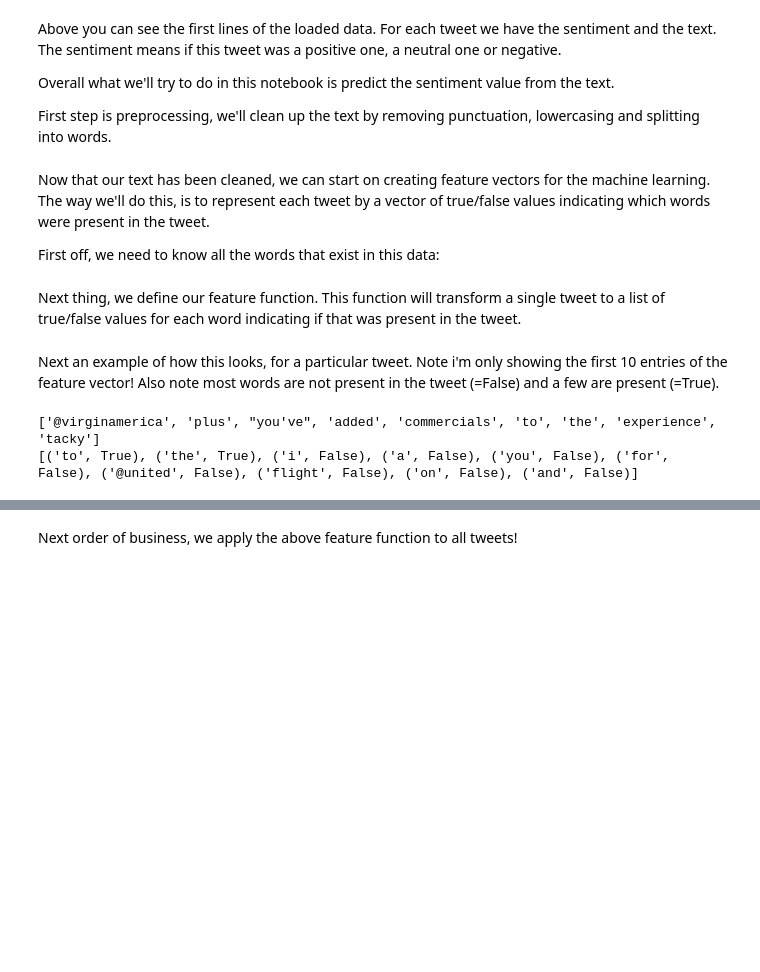
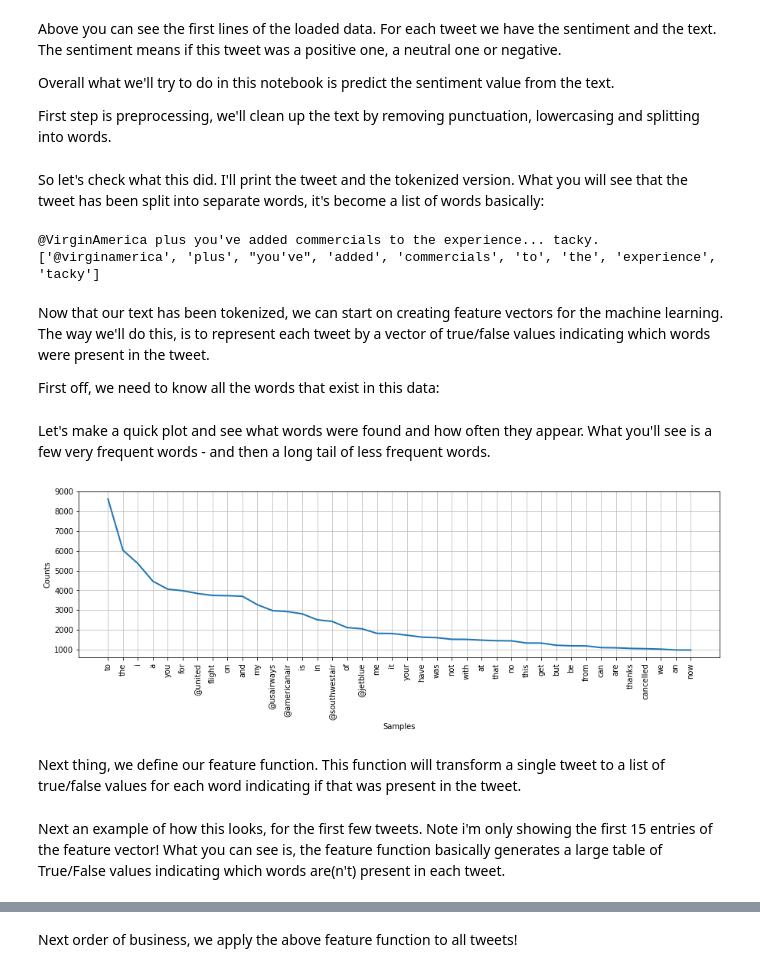
Before and after one commit to EikeDehling/machine-learnings, a Jupyter notebook: nlp_nltk.ipynb, the cells around one changed output, grey strips where cells are left out. Saved outputs shown, nothing was run; the diff lists cells and outputs as text; code cells hidden in the pictures; blank space fills up the shorter version.

```diff
--- a/nlp_nltk.ipynb
+++ b/nlp_nltk.ipynb
@@ -36,8 +36,16 @@ import nltk
 
 tweets = df['text'].astype(str).map(lambda txt: [tok.strip('!,.') for tok in txt.lower().split()]).values
 sentiments = df['airline_sentiment'].values
+# %% [markdown]
+So let's check what this did. I'll print the tweet and the tokenized version. What you will see that the tweet has been split into separate words, it's become a list of words basically:
+# %%
+print(df['text'].values[1])
+print(tweets[1])
+# %% [output]
+@VirginAmerica plus you've added commercials to the experience... tacky.
+['@virginamerica', 'plus', "you've", 'added', 'commercials', 'to', 'the', 'experience', 'tacky']
 # %% [markdown]
-Now that our text has been cleaned, we can start on creating feature vectors for the machine learning. The way we'll do this, is to represent each tweet by a vector of true/false values indicating which words were present in the tweet.
+Now that our text has been tokenized, we can start on creating feature vectors for the machine learning. The way we'll do this, is to represent each tweet by a vector of true/false values indicating which words were present in the tweet.
 
 First off, we need to know all the words that exist in this data:
 # %%
@@ -46,6 +54,17 @@ for words in tweets:
     all_words.extend(words)
 
 word_dist = nltk.FreqDist(all_words)
+# %% [markdown]
+Let's make a quick plot and see what words were found and how often they appear. What you'll see is a few very frequent words - and then a long tail of less frequent words.
+# %%
+%matplotlib inline
+
+import matplotlib.pyplot as plt
+plt.figure(figsize=(15, 4))
+
+word_dist.plot(40)
+# %% [output]
+[figure, added]
 # %% [markdown]
 Next thing, we define our feature function. This function will transform a single tweet to a list of true/false values for each word indicating if that was present in the tweet.
 # %%
@@ -59,9 +76,3 @@ def feature_function(doc):
     }
 # %% [markdown]
-Next an example of how this looks, for a particular tweet. Note i'm only showing the first 10 entries of the feature vector! Also note most words are not present in the tweet (=False) and a few are present (=True).
+Next an example of how this looks, for the first few tweets. Note i'm only showing the first 15 entries of the feature vector! What you can see is, the feature function basically generates a large table of True/False values indicating which words are(n't) present in each tweet.
-# %%
-print(tweets[1])
-print(list(feature_function(tweets[1]).items())[:10])
-# %% [output]
-['@virginamerica', 'plus', "you've", 'added', 'commercials', 'to', 'the', 'experience', 'tacky']
-[('to', True), ('the', True), ('i', False), ('a', False), ('you', False), ('for', False), ('@united', False), ('flight', False), ('on', False), ('and', False)]
```
Also changed, not shown: parts of 7 cells of this notebook, 3 other files.
